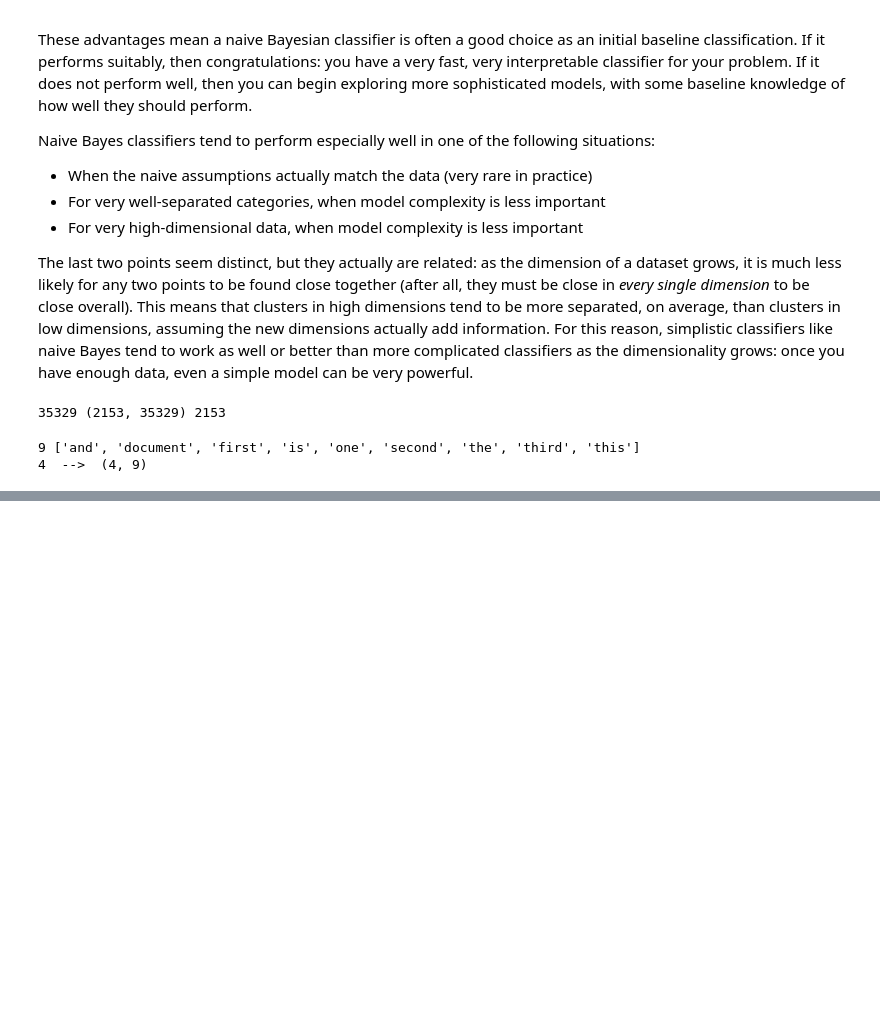
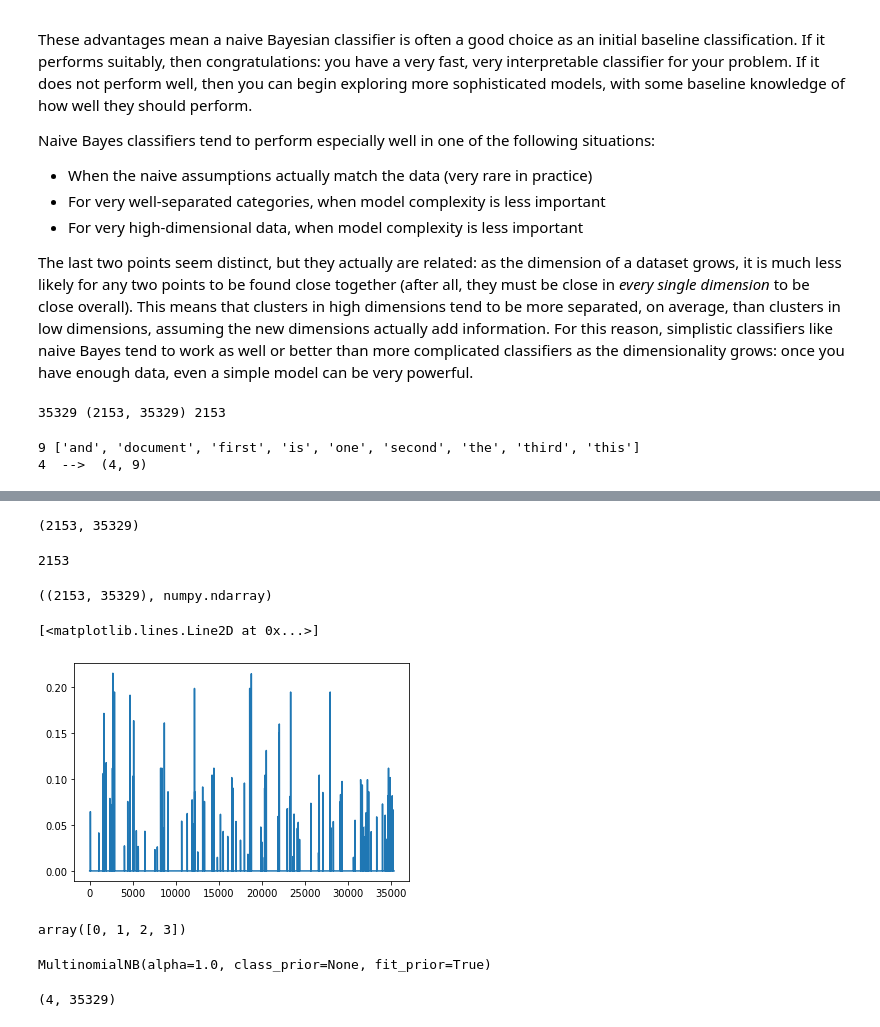
Before and after one commit to yongduek/PythonDataScienceHandbook, a Jupyter notebook: notebooks/05.05-Naive-Bayes.ipynb, the cells around one changed output, grey strips where cells are left out. Saved outputs shown, nothing was run; the diff lists cells and outputs as text; code cells hidden in the pictures; blank space fills up the shorter version.

```diff
--- a/notebooks/05.05-Naive-Bayes.ipynb
+++ b/notebooks/05.05-Naive-Bayes.ipynb
@@ -419,0 +463,5 @@ $$
+# %%
+categories = ['talk.religion.misc', 'soc.religion.christian',
+              'sci.space', 'comp.graphics']
+train = fetch_20newsgroups(subset='train', categories=categories)
+test = fetch_20newsgroups(subset='test', categories=categories)
@@ -419,0 +474,5 @@ $$
+# %%
+vec = TfidfVectorizer()
+mnb = MultinomialNB()
+# %%
+v = vec.fit_transform (train.data, train.target)
@@ -419,0 +495,31 @@ $$
+# %%
+df.shape
+# %% [output]
+(2153, 35329)
+# %%
+len(train.data)
+# %% [output]
+2153
+# %%
+a = v.toarray()
+a.shape, type(a)
+# %% [output]
+((2153, 35329), numpy.ndarray)
+# %%
+a[0]
+plt.plot(a[0])
+# %% [output]
+[<matplotlib.lines.Line2D at 0x...>]
+[figure, added]
+# %%
+np.unique(train.target)
+# %% [output]
+array([0, 1, 2, 3])
+# %%
+mnb.fit (a, train.target)
+# %% [output]
+MultinomialNB(alpha=1.0, class_prior=None, fit_prior=True)
+# %%
+mnb.feature_log_prob_.shape
+# %% [output]
+(4, 35329)
```
Also changed, not shown: parts of 20 cells of this notebook, 2 other files.
